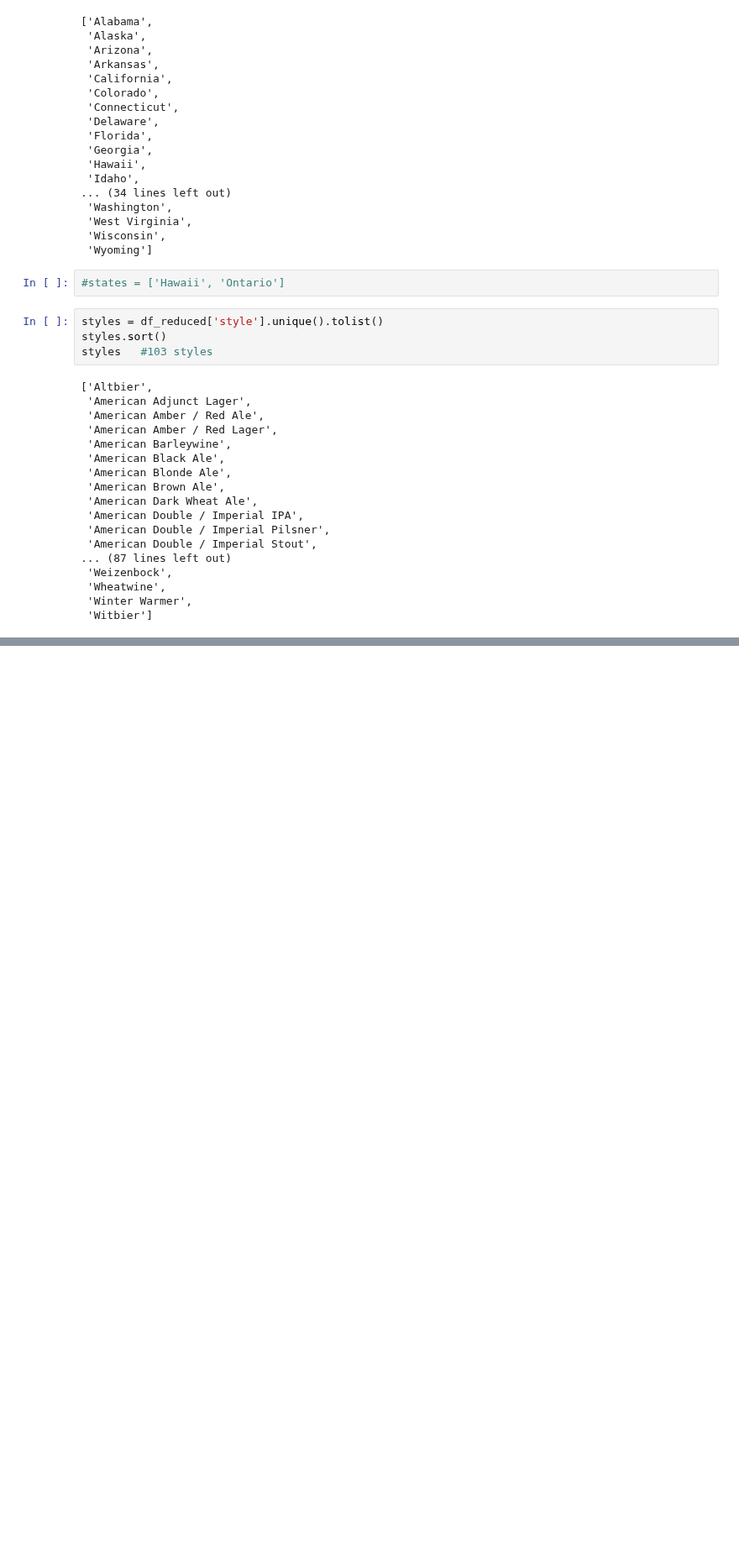
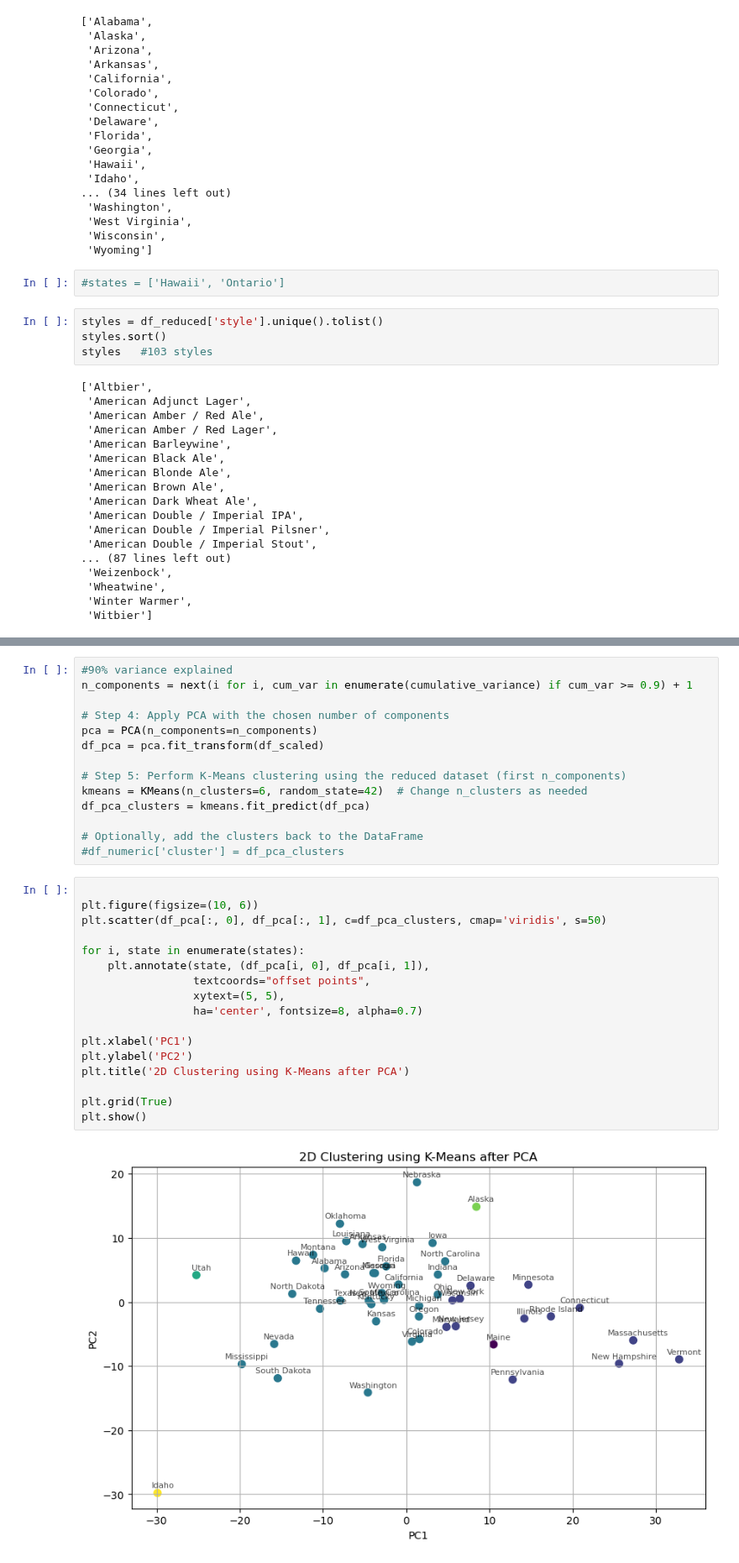
Before and after one commit to epfl-ada/ada-2024-project-x0x0, a Jupyter notebook: for_iarantsoa.ipynb, the cells around one changed output, grey strips where cells are left out. Shown at 84% size. Cells and saved outputs as stored; diff of their text form; blank space fills up the shorter version.

```diff
--- a/for_iarantsoa.ipynb
+++ b/for_iarantsoa.ipynb
@@ -122,0 +243,33 @@ df_total_clustering.columns
+# %%
+#90% variance explained
+n_components = next(i for i, cum_var in enumerate(cumulative_variance) if cum_var >= 0.9) + 1
+
+# Step 4: Apply PCA with the chosen number of components
+pca = PCA(n_components=n_components)
+df_pca = pca.fit_transform(df_scaled)
+
+# Step 5: Perform K-Means clustering using the reduced dataset (first n_components)
+kmeans = KMeans(n_clusters=6, random_state=42)  # Change n_clusters as needed
+df_pca_clusters = kmeans.fit_predict(df_pca)
+
+# Optionally, add the clusters back to the DataFrame
+#df_numeric['cluster'] = df_pca_clusters
+# %%
+
+plt.figure(figsize=(10, 6))
+plt.scatter(df_pca[:, 0], df_pca[:, 1], c=df_pca_clusters, cmap='viridis', s=50)
+
+for i, state in enumerate(states):
+    plt.annotate(state, (df_pca[i, 0], df_pca[i, 1]),
+                 textcoords="offset points",
+                 xytext=(5, 5),
+                 ha='center', fontsize=8, alpha=0.7)
+
+plt.xlabel('PC1')
+plt.ylabel('PC2')
+plt.title('2D Clustering using K-Means after PCA')
+
+plt.grid(True)
+plt.show()
+# %% [output]
+[figure, added]
```
Also changed, not shown: parts of 14 cells of this notebook.
